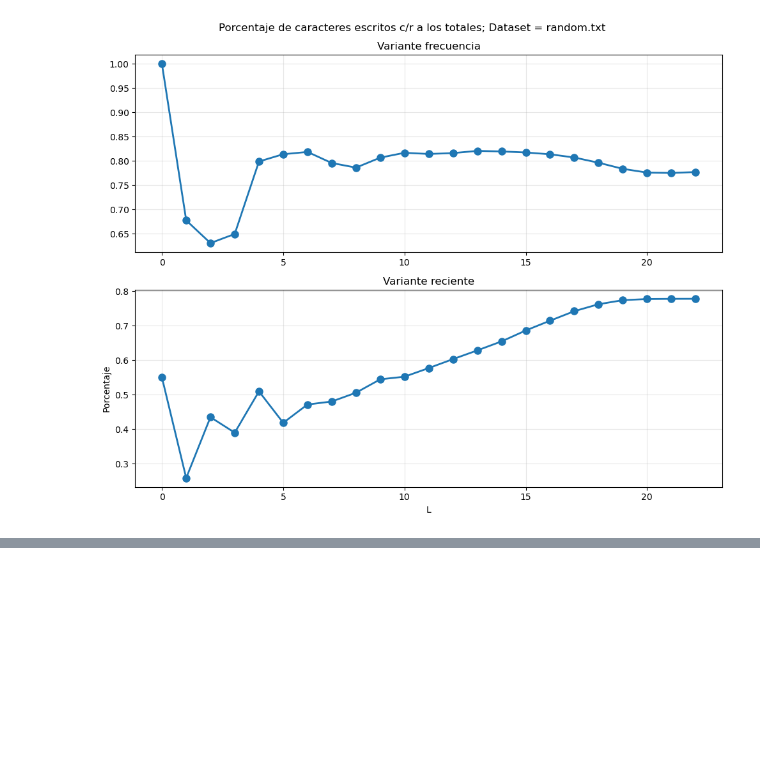
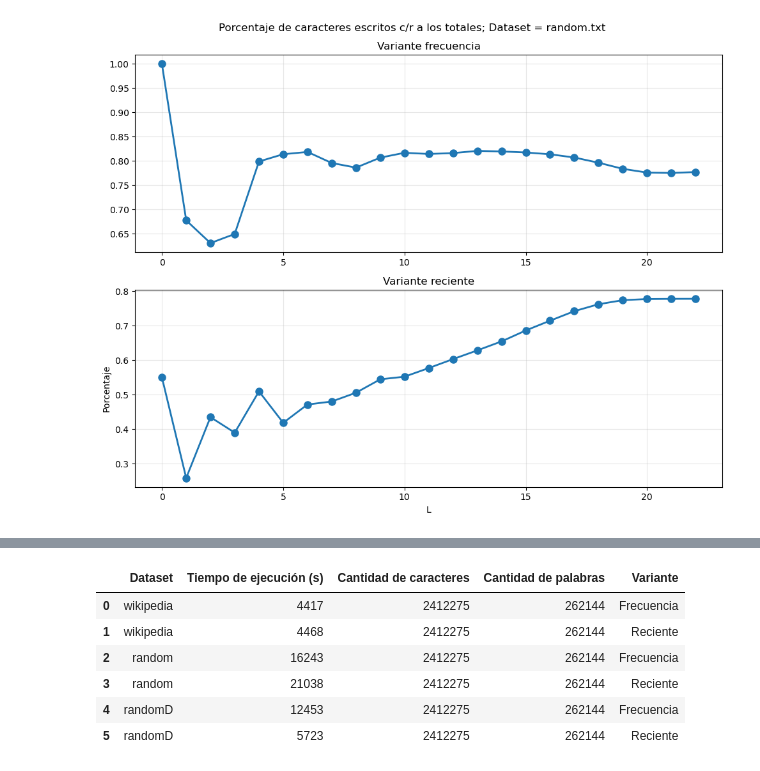
Before and after one commit to amigolucho/Tareas-Logs, a Jupyter notebook: Tarea_2/graphs.ipynb, the cells around one changed output, grey strips where cells are left out. Saved outputs shown, nothing was run; the diff lists cells and outputs as text; code cells hidden in the pictures; blank space fills up the shorter version.

```diff
--- a/Tarea_2/graphs.ipynb
+++ b/Tarea_2/graphs.ipynb
@@ -93,0 +109,11 @@ plt.show()
+# %%
+df_tiempo = pd.read_csv('./resultados/resultados_tiempo2.csv')
+df_tiempo
+# %% [output]
+|  | Dataset | Tiempo de ejecución (s) | Cantidad de caracteres | Cantidad de palabras | Variante |
+| 0 | wikipedia | 4417 | 2412275 | 262144 | Frecuencia |
+| 1 | wikipedia | 4468 | 2412275 | 262144 | Reciente |
+| 2 | random | 16243 | 2412275 | 262144 | Frecuencia |
+| 3 | random | 21038 | 2412275 | 262144 | Reciente |
+| 4 | randomD | 12453 | 2412275 | 262144 | Frecuencia |
+| 5 | randomD | 5723 | 2412275 | 262144 | Reciente |
```
Also changed, not shown: parts of 2 cells of this notebook, 4 other files.
